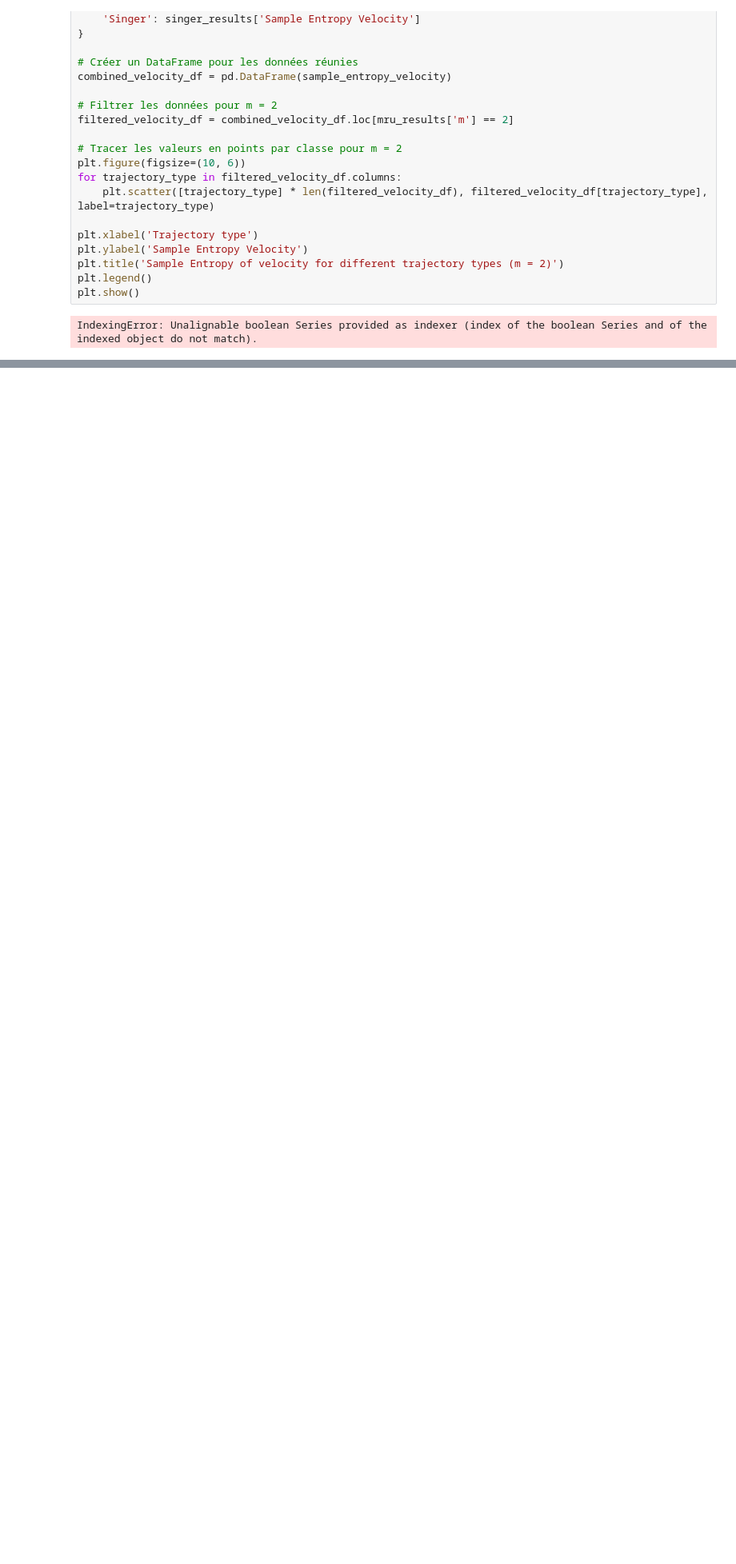
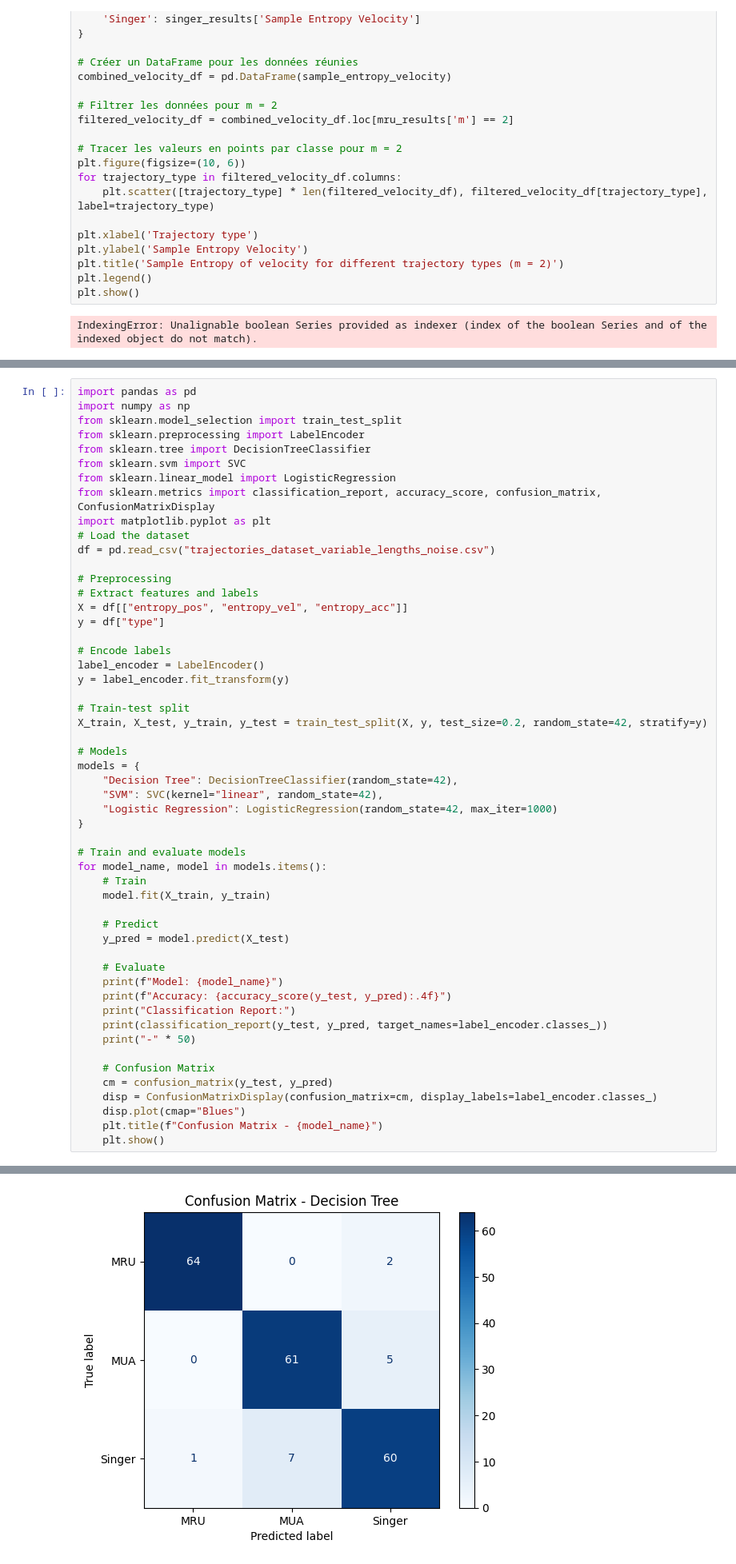
Before and after one commit to getrichthroughcode/Projet-S9, a Jupyter notebook: notebooks/resuts_analysis.ipynb, the cells around one changed output, grey strips where cells are left out. Shown at 80% size. Drawn from its saved outputs; the diff is of its cells as text; blank space fills up the shorter version.

```diff
--- a/notebooks/resuts_analysis.ipynb
+++ b/notebooks/resuts_analysis.ipynb
@@ -190,0 +268,54 @@ plt.show()
+# %%
+import pandas as pd
+import numpy as np
+from sklearn.model_selection import train_test_split
+from sklearn.preprocessing import LabelEncoder
+from sklearn.tree import DecisionTreeClassifier
+from sklearn.svm import SVC
+from sklearn.linear_model import LogisticRegression
+from sklearn.metrics import classification_report, accuracy_score, confusion_matrix, ConfusionMatrixDisplay
+import matplotlib.pyplot as plt
+# Load the dataset
+df = pd.read_csv("trajectories_dataset_variable_lengths_noise.csv")
+
+# Preprocessing
+# Extract features and labels
+X = df[["entropy_pos", "entropy_vel", "entropy_acc"]]
+y = df["type"]
+
+# Encode labels
+label_encoder = LabelEncoder()
+y = label_encoder.fit_transform(y)
+
+# Train-test split
+X_train, X_test, y_train, y_test = train_test_split(X, y, test_size=0.2, random_state=42, stratify=y)
+
+# Models
+models = {
+    "Decision Tree": DecisionTreeClassifier(random_state=42),
+    "SVM": SVC(kernel="linear", random_state=42),
+    "Logistic Regression": LogisticRegression(random_state=42, max_iter=1000)
+}
+
+# Train and evaluate models
+for model_name, model in models.items():
+    # Train
+    model.fit(X_train, y_train)
+
+    # Predict
+    y_pred = model.predict(X_test)
+
+    # Evaluate
+    print(f"Model: {model_name}")
+    print(f"Accuracy: {accuracy_score(y_test, y_pred):.4f}")
+    print("Classification Report:")
+    print(classification_report(y_test, y_pred, target_names=label_encoder.classes_))
+    print("-" * 50)
+
+    # Confusion Matrix
+    cm = confusion_matrix(y_test, y_pred)
+    disp = ConfusionMatrixDisplay(confusion_matrix=cm, display_labels=label_encoder.classes_)
+    disp.plot(cmap="Blues")
+    plt.title(f"Confusion Matrix - {model_name}")
+    plt.show()
+# %% [output]
@@ -190,0 +336 @@ plt.show()
+[figure, added]
```
Also changed, not shown: parts of 3 cells of this notebook, 7 other files.
